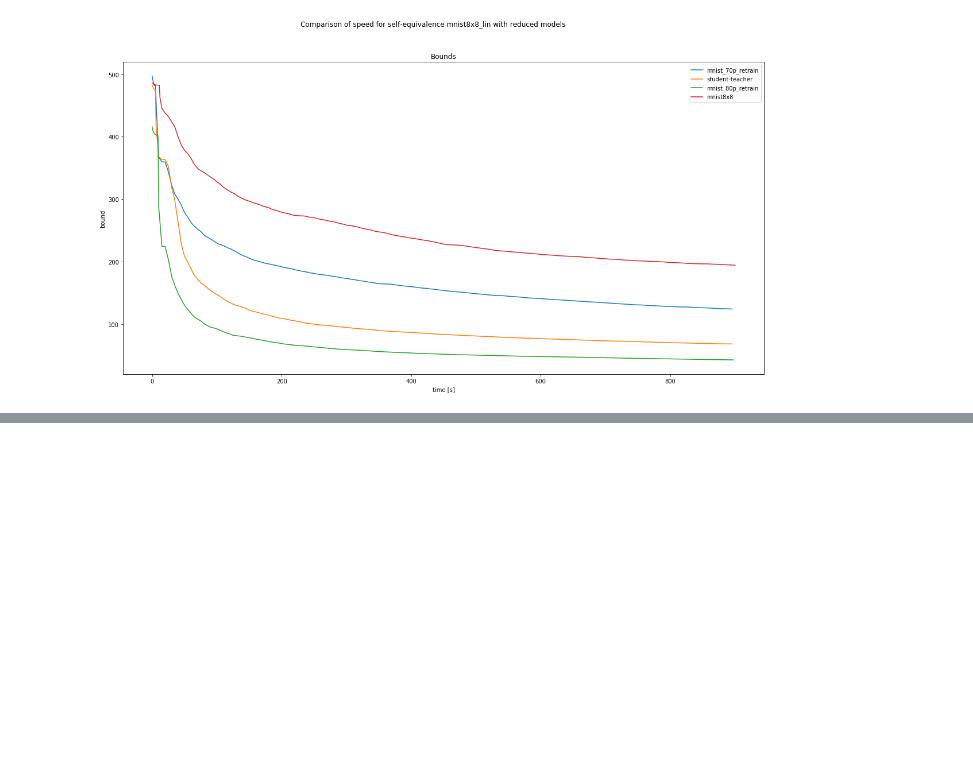
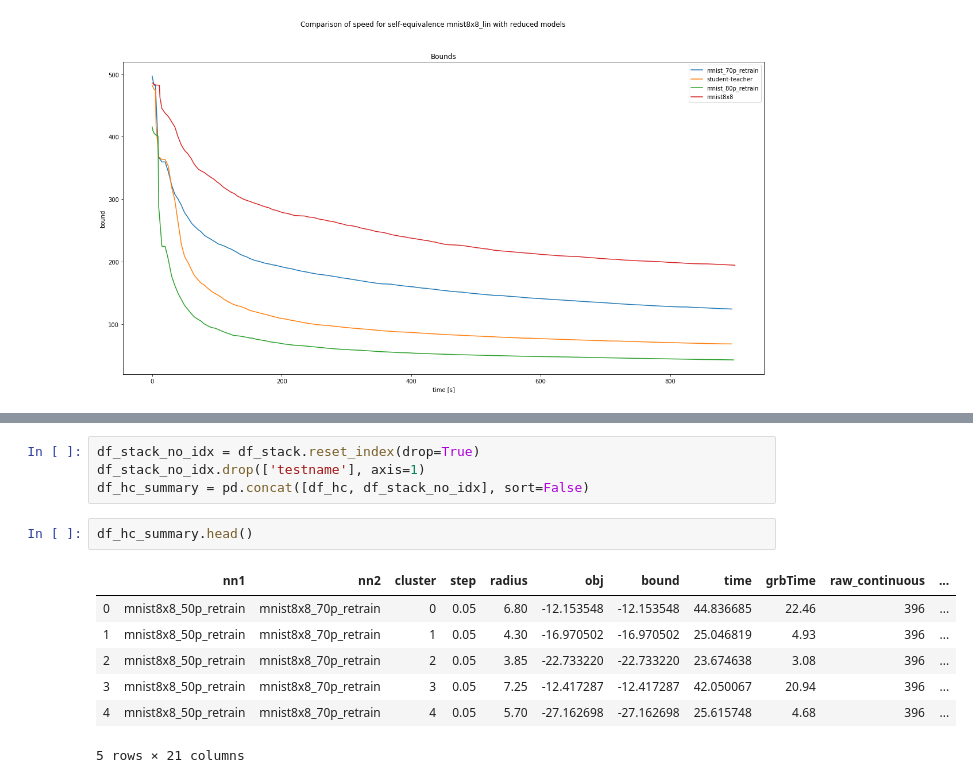
Before and after one commit to phK3/NNEquivalence, a Jupyter notebook: Evaluation/LogAnalysis.ipynb, the cells around one changed output, grey strips where cells are left out. Drawn from its saved outputs; the diff is of its cells as text; blank space fills up the shorter version.

```diff
--- a/Evaluation/LogAnalysis.ipynb
+++ b/Evaluation/LogAnalysis.ipynb
@@ -571,0 +629,14 @@ plt.show()
+# %%
+df_stack_no_idx = df_stack.reset_index(drop=True)
+df_stack_no_idx.drop(['testname'], axis=1)
+df_hc_summary = pd.concat([df_hc, df_stack_no_idx], sort=False)
+# %%
+df_hc_summary.head()
+# %% [output]
+|  | nn1 | nn2 | cluster | step | radius | obj | bound | time | grbTime | raw_continuous | ... |
+| 0 | mnist8x8_50p_retrain | mnist8x8_70p_retrain | 0 | 0.05 | 6.80 | -12.153548 | -12.153548 | 44.836685 | 22.46 | 396 | ... |
+| 1 | mnist8x8_50p_retrain | mnist8x8_70p_retrain | 1 | 0.05 | 4.30 | -16.970502 | -16.970502 | 25.046819 | 4.93 | 396 | ... |
+| 2 | mnist8x8_50p_retrain | mnist8x8_70p_retrain | 2 | 0.05 | 3.85 | -22.733220 | -22.733220 | 23.674638 | 3.08 | 396 | ... |
+| 3 | mnist8x8_50p_retrain | mnist8x8_70p_retrain | 3 | 0.05 | 7.25 | -12.417287 | -12.417287 | 42.050067 | 20.94 | 396 | ... |
+| 4 | mnist8x8_50p_retrain | mnist8x8_70p_retrain | 4 | 0.05 | 5.70 | -27.162698 | -27.162698 | 25.615748 | 4.68 | 396 | ... |
+5 rows × 21 columns
```
Also changed, not shown: parts of 8 cells of this notebook.
